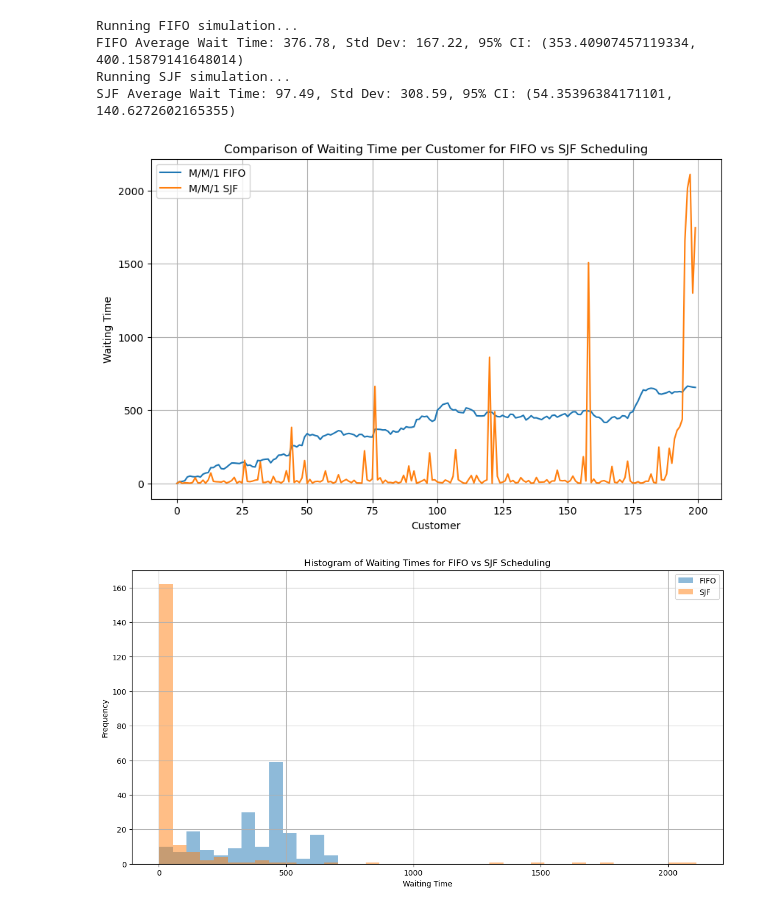
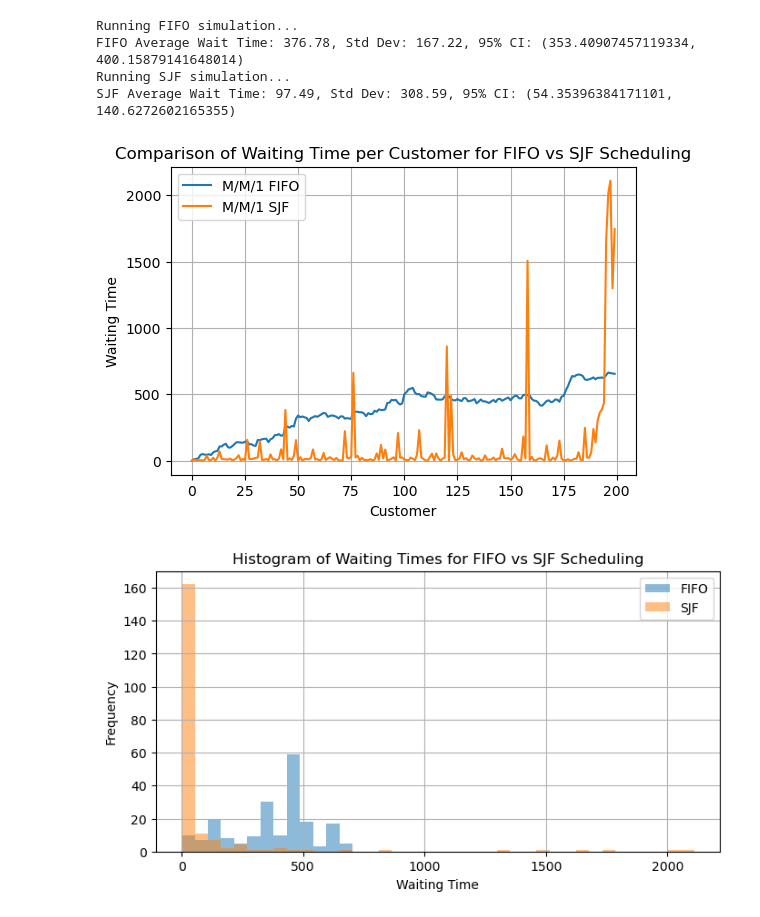
Before and after one commit to jonas4climate/ss-assignment-2, a Jupyter notebook: CalvinLaw_11306734_RaymondZhang_14865904_JonasSchaefer_14039982_2.ipynb, the cells around one changed output. Saved outputs shown, nothing was run; the diff lists cells and outputs as text; code cells hidden in the pictures.

```diff
--- a/CalvinLaw_11306734_RaymondZhang_14865904_JonasSchaefer_14039982_2.ipynb
+++ b/CalvinLaw_11306734_RaymondZhang_14865904_JonasSchaefer_14039982_2.ipynb
@@ -329,7 +325,7 @@ Running SJF simulation...
 SJF Average Wait Time: 97.49, Std Dev: 308.59, 95% CI: (54.35396384171101, 140.6272602165355)
 # %%
 # Plot the results
-plt.figure(figsize=(10, 6))
+plt.figure(figsize=(6, 4))
 plt.plot(wait_times_fifo, label='M/M/1 FIFO')
 plt.plot(wait_times_sjf, label='M/M/1 SJF')
 plt.xlabel('Customer')
@@ -339,24 +335,24 @@ plt.legend()
 plt.grid(True)
 plt.show()
 # %% [output]
-[figure, old version]
+[figure, new version]
 # %%
 # Histogram settings
 bins = np.linspace(0, max(max(wait_times_fifo), max(wait_times_sjf)), 40)
 
-plt.figure(figsize=(14, 7))
+plt.figure(figsize=(8, 4))
 
 # FIFO Histogram
 plt.hist(wait_times_fifo, bins, alpha=0.5, label='FIFO')
 
 # SJF Histogram
 plt.hist(wait_times_sjf, bins, alpha=0.5, label='SJF')
 
 plt.xlabel('Waiting Time')
 plt.ylabel('Frequency')
 plt.title('Histogram of Waiting Times for FIFO vs SJF Scheduling')
 plt.legend(loc='upper right')
 plt.grid(True)
 plt.show()
 # %% [output]
-[figure, old version]
+[figure, new version]
```
Also changed, not shown: parts of 3 cells of this notebook, 6 other files.
